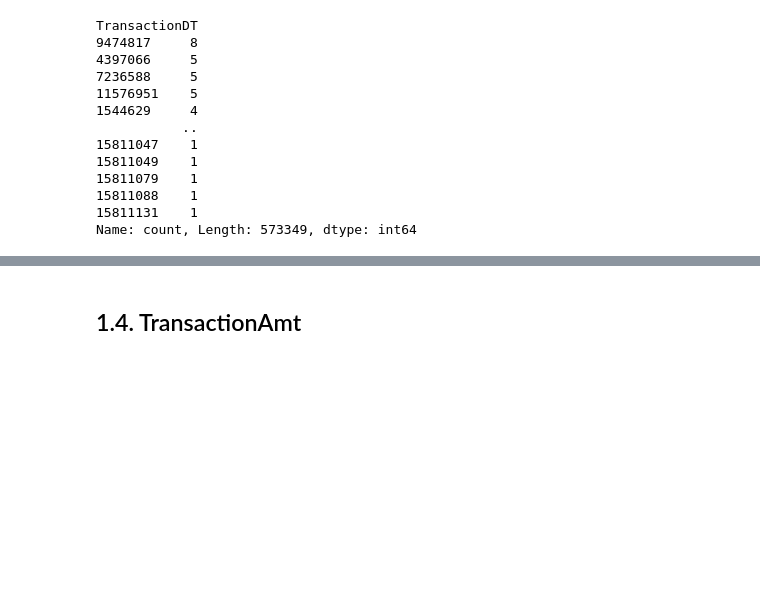
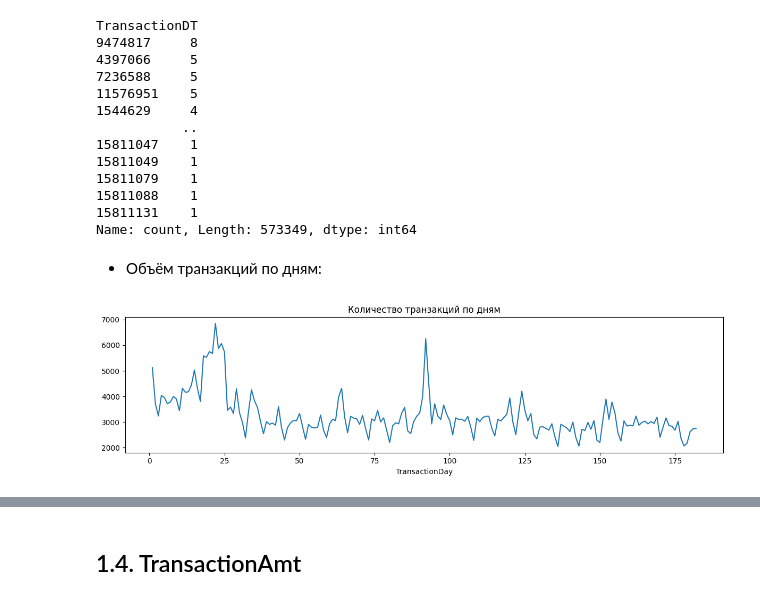
Before and after one commit to novosilcev-egor/ml-fraud-bloom-features, a Jupyter notebook: notebooks/01_eda.ipynb, the cells around one changed output, grey strips where cells are left out. Saved outputs shown, nothing was run; the diff lists cells and outputs as text; code cells hidden in the pictures; blank space fills up the shorter version.

```diff
--- a/notebooks/01_eda.ipynb
+++ b/notebooks/01_eda.ipynb
@@ -128,3 +153,12 @@ TransactionDT
 15811088    1
 15811131    1
 Name: count, Length: 573349, dtype: int64
+# %% [markdown]
+* Объём транзакций по дням:
+# %%
+df_transaction['TransactionDay'] = df_transaction.TransactionDT // 86400
+
+df_transaction.groupby('TransactionDay').size().plot(figsize=(12, 3.5), title='Количество транзакций по дням')
+plt.tight_layout(); plt.show()
+# %% [output]
+[figure, added]
```
Also changed, not shown: parts of 67 cells of this notebook, 1 other file.
